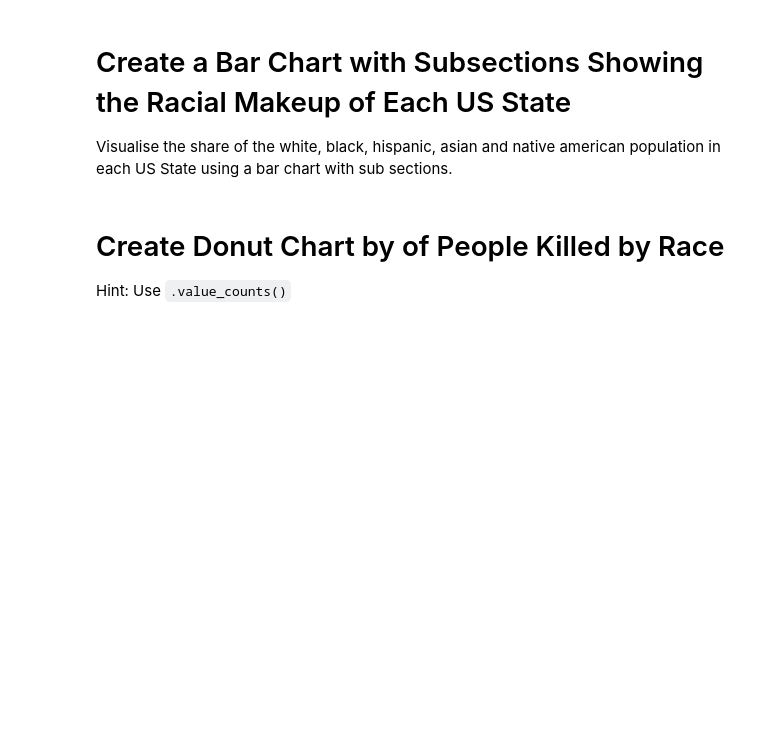
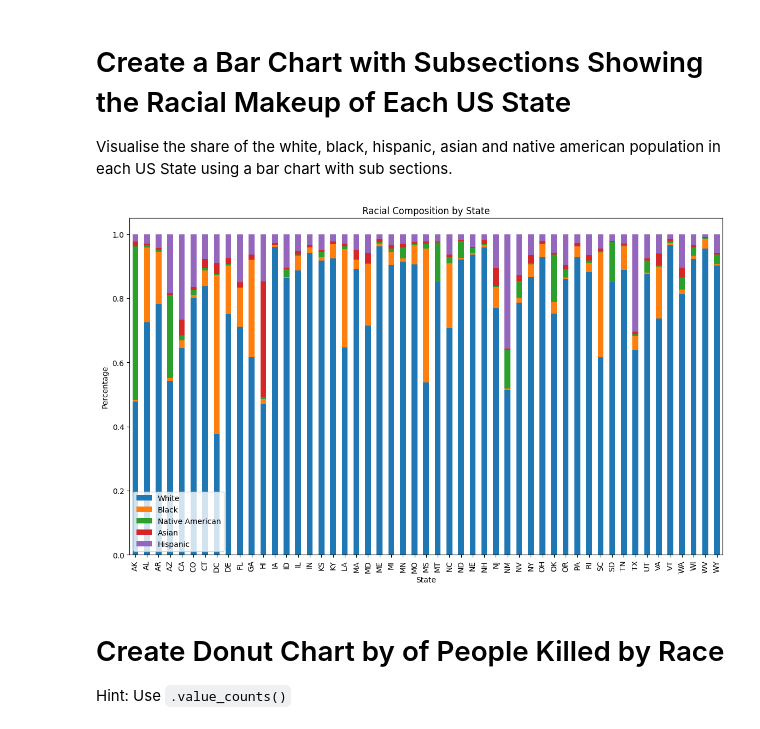
Before and after one commit to petarilievCS/police-fatalities-analysis, a Jupyter notebook: Fatal_Force_(start).ipynb, the cells around one changed output. Saved outputs shown, nothing was run; the diff lists cells and outputs as text; code cells hidden in the pictures; blank space fills up the shorter version.

```diff
--- a/Fatal_Force_(start).ipynb
+++ b/Fatal_Force_(start).ipynb
@@ -243,6 +290,33 @@ Clearly, there's a relationship between the High School Graduation Rate and the
 # Create a Bar Chart with Subsections Showing the Racial Makeup of Each US State
 
 Visualise the share of the white, black, hispanic, asian and native american population in each US State using a bar chart with sub sections.
+# %%
+# Data Cleaning
+races = ["share_white", "share_black", "share_native_american", "share_asian", "share_hispanic"]
+for race in races:
+    df_share_race_city[race] = pd.to_numeric(df_share_race_city[race], errors="coerce")
+    df_share_race_city[race].fillna(0)
+# %%
+# Group Data
+state_shares = df_share_race_city.groupby("geographic_area").agg({"share_white": pd.Series.mean,
+                                                   "share_black": pd.Series.mean,
+                                                   "share_native_american": pd.Series.mean,
+                                                   "share_asian": pd.Series.mean,
+                                                   "share_hispanic": pd.Series.mean})
+# %%
+
+# Data Normalization
+state_shares_normalized = state_shares.div(state_shares.sum(axis=1), axis=0)
+state_shares_normalized.columns = ["White", "Black", "Native American", "Asian", "Hispanic"]
+
+# Bar Chart
+state_shares_normalized.plot(kind='bar', stacked=True, figsize=(14, 8))
+plt.ylabel('Percentage')
+plt.xlabel("State")
+plt.title('Racial Composition by State')
+plt.show()
+# %% [output]
+[figure, added]
 # %% [markdown]
 # Create Donut Chart by of People Killed by Race
 
```
Also changed, not shown: parts of 9 cells of this notebook.
